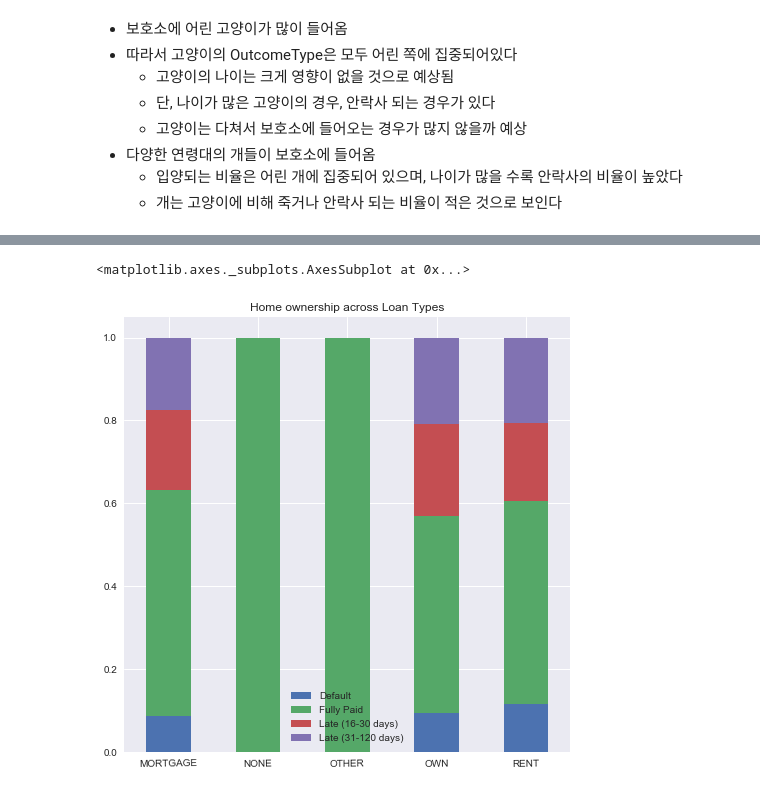
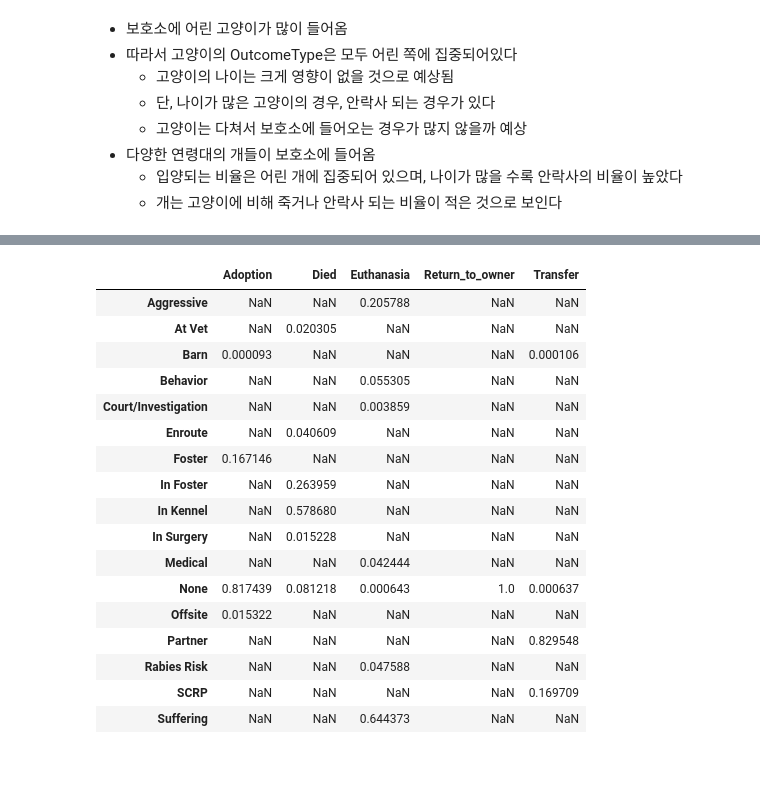
Before and after one commit to JihongL/Shelter-Animal-Outcomes, a Jupyter notebook: Shelter_EDA.ipynb, the cells around one changed output, grey strips where cells are left out. Saved outputs shown, nothing was run; the diff lists cells and outputs as text; code cells hidden in the pictures; blank space fills up the shorter version.

```diff
--- a/Shelter_EDA.ipynb
+++ b/Shelter_EDA.ipynb
@@ -261,12 +272,0 @@ sns.countplot(x='OutcomeSubtype', hue='OutcomeType', data = train)
-# %%
-d = {('Default', 'MORTGAGE'): 498, ('Default', 'OWN'): 110, ('Default', 'RENT'): 611, ('Fully Paid', 'MORTGAGE'): 3100, ('Fully Paid', 'NONE'): 1, ('Fully Paid', 'OTHER'): 5, ('Fully Paid', 'OWN'): 558, ('Fully Paid', 'RENT'): 2568, ('Late (16-30 days)', 'MORTGAGE'): 1101, ('Late (16-30 days)', 'OWN'): 260, ('Late (16-30 days)', 'RENT'): 996, ('Late (31-120 days)', 'MORTGAGE'): 994, ('Late (31-120 days)', 'OWN'): 243, ('Late (31-120 days)', 'RENT'): 1081}
-
-sub_df1 = pd.DataFrame(d.values(), columns=['count'], index=pd.MultiIndex.from_tuples(d.keys()))
-sub_df2 = sub_df1.unstack()
-sub_df2.columns = sub_df2.columns.droplevel()  # Drop `count` label.
-sub_df2 = sub_df2.div(sub_df2.sum())
-sub_df2.T.plot(kind='bar', stacked=True, rot=1, figsize=(8, 8),
-               title="Home ownership across Loan Types")
-# %% [output]
-<matplotlib.axes._subplots.AxesSubplot at 0x...>
-[figure, removed]
@@ -273 +285,22 @@ sub_df2.T.plot(kind='bar', stacked=True, rot=1, figsize=(8, 8),
+# %%
+sub_df2
+# %% [output]
+|  | Adoption | Died | Euthanasia | Return_to_owner | Transfer |
+| Aggressive | NaN | NaN | 0.205788 | NaN | NaN |
+| At Vet | NaN | 0.020305 | NaN | NaN | NaN |
+| Barn | 0.000093 | NaN | NaN | NaN | 0.000106 |
+| Behavior | NaN | NaN | 0.055305 | NaN | NaN |
+| Court/Investigation | NaN | NaN | 0.003859 | NaN | NaN |
+| Enroute | NaN | 0.040609 | NaN | NaN | NaN |
+| Foster | 0.167146 | NaN | NaN | NaN | NaN |
+| In Foster | NaN | 0.263959 | NaN | NaN | NaN |
+| In Kennel | NaN | 0.578680 | NaN | NaN | NaN |
+| In Surgery | NaN | 0.015228 | NaN | NaN | NaN |
+| Medical | NaN | NaN | 0.042444 | NaN | NaN |
+| None | 0.817439 | 0.081218 | 0.000643 | 1.0 | 0.000637 |
+| Offsite | 0.015322 | NaN | NaN | NaN | NaN |
+| Partner | NaN | NaN | NaN | NaN | 0.829548 |
+| Rabies Risk | NaN | NaN | 0.047588 | NaN | NaN |
+| SCRP | NaN | NaN | NaN | NaN | 0.169709 |
+| Suffering | NaN | NaN | 0.644373 | NaN | NaN |
 # %%
```
Also changed, not shown: parts of 12 cells of this notebook.
